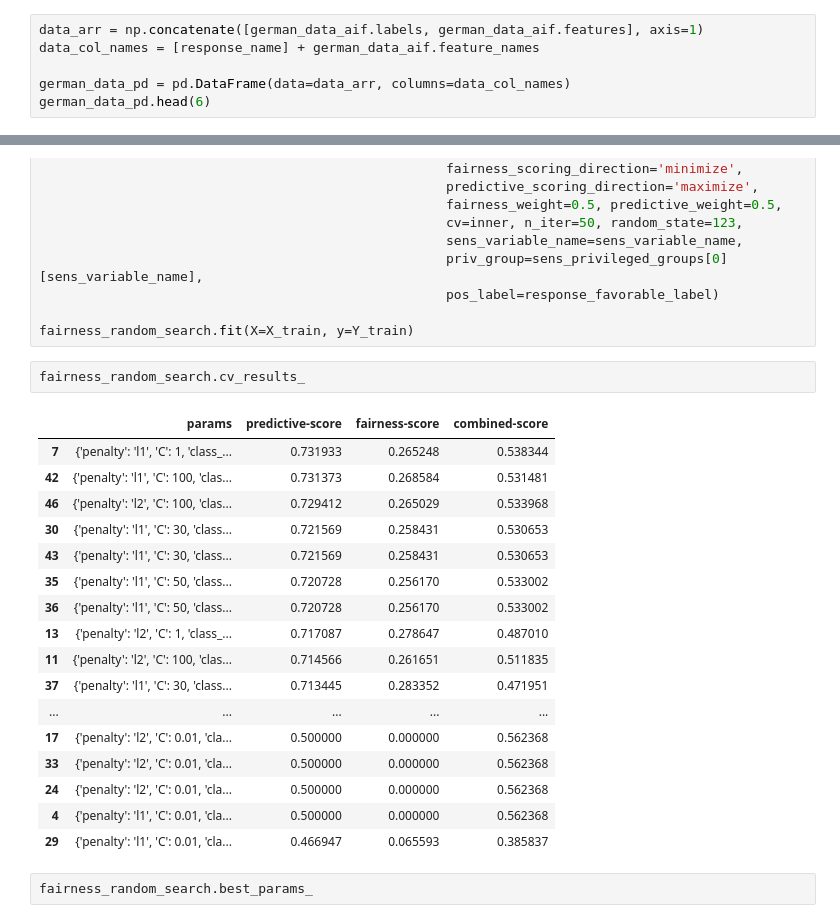
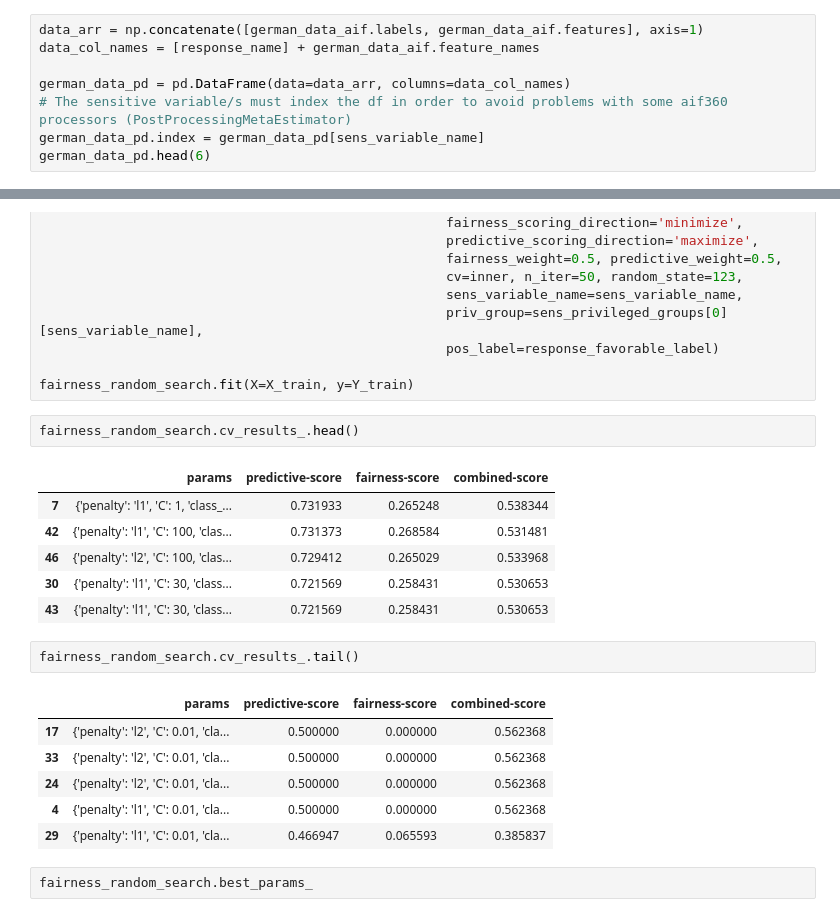
Before and after one commit to FabioScielzoOrtiz/PyFairnessAI-package, a Jupyter notebook: notebooks/Project-notebooks/fairness_HPO.ipynb, the cells around one changed output, grey strips where cells are left out. Drawn from its saved outputs; the diff is of its cells as text.

```diff
--- a/notebooks/Project-notebooks/fairness_HPO.ipynb
+++ b/notebooks/Project-notebooks/fairness_HPO.ipynb
@@ -57,6 +57,8 @@ data_arr = np.concatenate([german_data_aif.labels, german_data_aif.features], ax
 data_col_names = [response_name] + german_data_aif.feature_names
 
 german_data_pd = pd.DataFrame(data=data_arr, columns=data_col_names)
+# The sensitive variable/s must index the df in order to avoid problems with some aif360 processors (PostProcessingMetaEstimator)
+german_data_pd.index = german_data_pd[sens_variable_name]
 german_data_pd.head(6)
 # %% [output]
 |  | credit | month | credit_amount | investment_as_income_percentage | residence_since | age | number_of_credits | ... |
@@ -139,25 +140,23 @@ fairness_random_search = RandomizedSearchCVFairness(estimator=log_reg_estimator,
 
 fairness_random_search.fit(X=X_train, y=Y_train)
 # %%
-fairness_random_search.cv_results_
+fairness_random_search.cv_results_.head()
 # %% [output]
 |  | params | predictive-score | fairness-score | combined-score |
 | 7 | {'penalty': 'l1', 'C': 1, 'class_... | 0.731933 | 0.265248 | 0.538344 |
 | 42 | {'penalty': 'l1', 'C': 100, 'clas... | 0.731373 | 0.268584 | 0.531481 |
 | 46 | {'penalty': 'l2', 'C': 100, 'clas... | 0.729412 | 0.265029 | 0.533968 |
 | 30 | {'penalty': 'l1', 'C': 30, 'class... | 0.721569 | 0.258431 | 0.530653 |
 | 43 | {'penalty': 'l1', 'C': 30, 'class... | 0.721569 | 0.258431 | 0.530653 |
-| 35 | {'penalty': 'l1', 'C': 50, 'class... | 0.720728 | 0.256170 | 0.533002 |
-| 36 | {'penalty': 'l1', 'C': 50, 'class... | 0.720728 | 0.256170 | 0.533002 |
-| 13 | {'penalty': 'l2', 'C': 1, 'class_... | 0.717087 | 0.278647 | 0.487010 |
-| 11 | {'penalty': 'l2', 'C': 100, 'clas... | 0.714566 | 0.261651 | 0.511835 |
-| 37 | {'penalty': 'l1', 'C': 30, 'class... | 0.713445 | 0.283352 | 0.471951 |
-| ... | ... | ... | ... | ... |
-| 17 | {'penalty': 'l2', 'C': 0.01, 'cla... | 0.500000 | 0.000000 | 0.562368 |
-| 33 | {'penalty': 'l2', 'C': 0.01, 'cla... | 0.500000 | 0.000000 | 0.562368 |
-| 24 | {'penalty': 'l2', 'C': 0.01, 'cla... | 0.500000 | 0.000000 | 0.562368 |
-| 4 | {'penalty': 'l1', 'C': 0.01, 'cla... | 0.500000 | 0.000000 | 0.562368 |
-| 29 | {'penalty': 'l1', 'C': 0.01, 'cla... | 0.466947 | 0.065593 | 0.385837 |
+# %%
+fairness_random_search.cv_results_.tail()
+# %% [output]
+|  | params | predictive-score | fairness-score | combined-score |
+| 17 | {'penalty': 'l2', 'C': 0.01, 'cla... | 0.500000 | 0.000000 | 0.562368 |
+| 33 | {'penalty': 'l2', 'C': 0.01, 'cla... | 0.500000 | 0.000000 | 0.562368 |
+| 24 | {'penalty': 'l2', 'C': 0.01, 'cla... | 0.500000 | 0.000000 | 0.562368 |
+| 4 | {'penalty': 'l1', 'C': 0.01, 'cla... | 0.500000 | 0.000000 | 0.562368 |
+| 29 | {'penalty': 'l1', 'C': 0.01, 'cla... | 0.466947 | 0.065593 | 0.385837 |
 # %%
 fairness_random_search.best_params_
 # %% [output]
```
Also changed, not shown: parts of 10 cells of this notebook, 18 other files.
